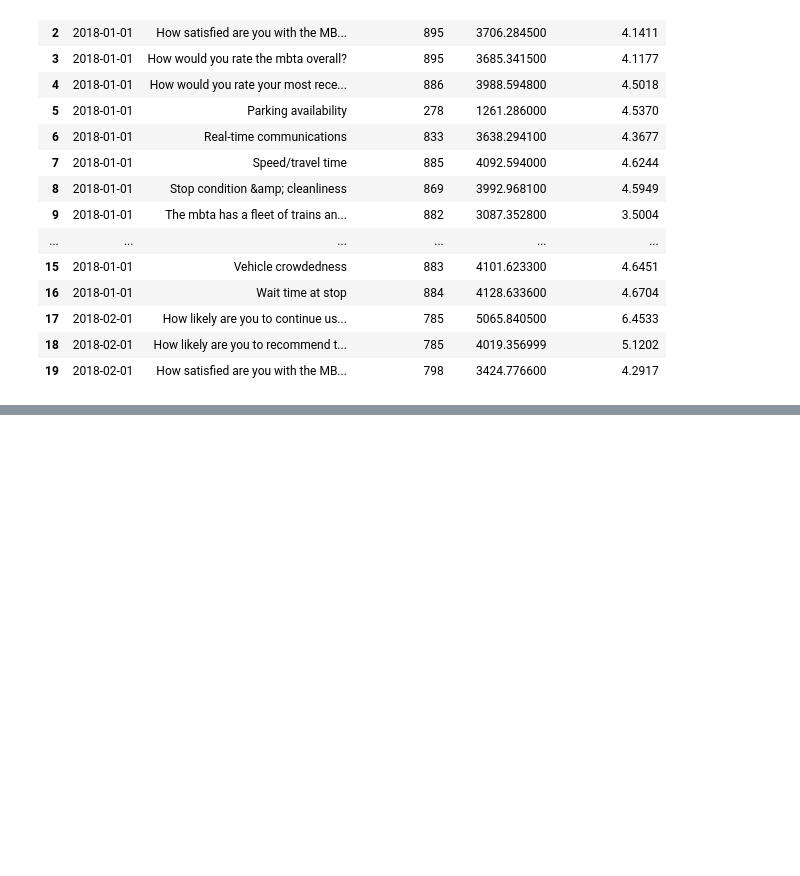
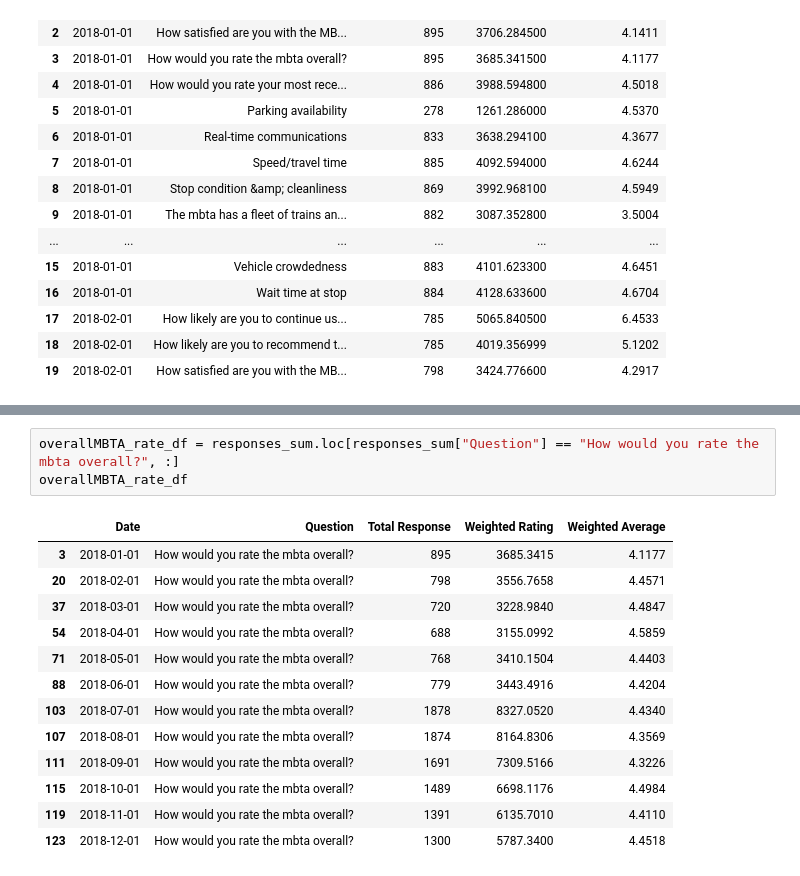
Before and after one commit to tifaria/Project-1, a Jupyter notebook: Weather vs Customer Satisfaction.ipynb, the cells around one changed output, grey strips where cells are left out. Drawn from its saved outputs; the diff is of its cells as text; blank space fills up the shorter version.

```diff
--- a/Weather vs Customer Satisfaction.ipynb
+++ b/Weather vs Customer Satisfaction.ipynb
@@ -426,0 +451,17 @@ responses_sum.head(20)
+# %%
+overallMBTA_rate_df = responses_sum.loc[responses_sum["Question"] == "How would you rate the mbta overall?", :]
+overallMBTA_rate_df
+# %% [output]
+|  | Date | Question | Total Response | Weighted Rating | Weighted Average |
+| 3 | 2018-01-01 | How would you rate the mbta overall? | 895 | 3685.3415 | 4.1177 |
+| 20 | 2018-02-01 | How would you rate the mbta overall? | 798 | 3556.7658 | 4.4571 |
+| 37 | 2018-03-01 | How would you rate the mbta overall? | 720 | 3228.9840 | 4.4847 |
+| 54 | 2018-04-01 | How would you rate the mbta overall? | 688 | 3155.0992 | 4.5859 |
+| 71 | 2018-05-01 | How would you rate the mbta overall? | 768 | 3410.1504 | 4.4403 |
+| 88 | 2018-06-01 | How would you rate the mbta overall? | 779 | 3443.4916 | 4.4204 |
+| 103 | 2018-07-01 | How would you rate the mbta overall? | 1878 | 8327.0520 | 4.4340 |
+| 107 | 2018-08-01 | How would you rate the mbta overall? | 1874 | 8164.8306 | 4.3569 |
+| 111 | 2018-09-01 | How would you rate the mbta overall? | 1691 | 7309.5166 | 4.3226 |
+| 115 | 2018-10-01 | How would you rate the mbta overall? | 1489 | 6698.1176 | 4.4984 |
+| 119 | 2018-11-01 | How would you rate the mbta overall? | 1391 | 6135.7010 | 4.4110 |
+| 123 | 2018-12-01 | How would you rate the mbta overall? | 1300 | 5787.3400 | 4.4518 |
```
Also changed, not shown: parts of 3 cells of this notebook.
